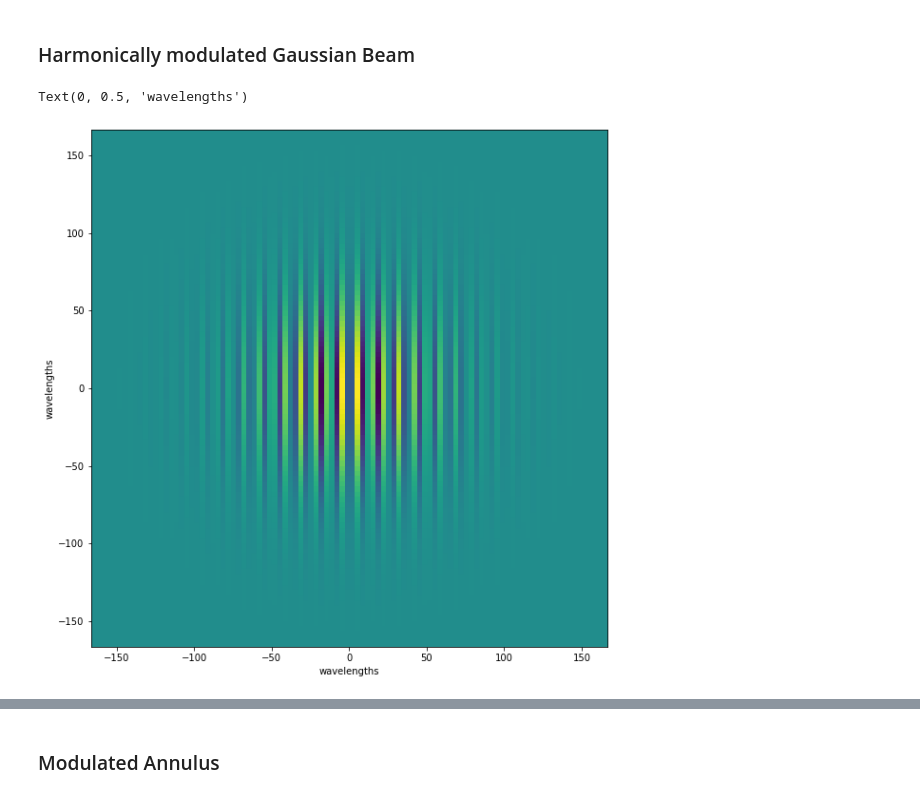
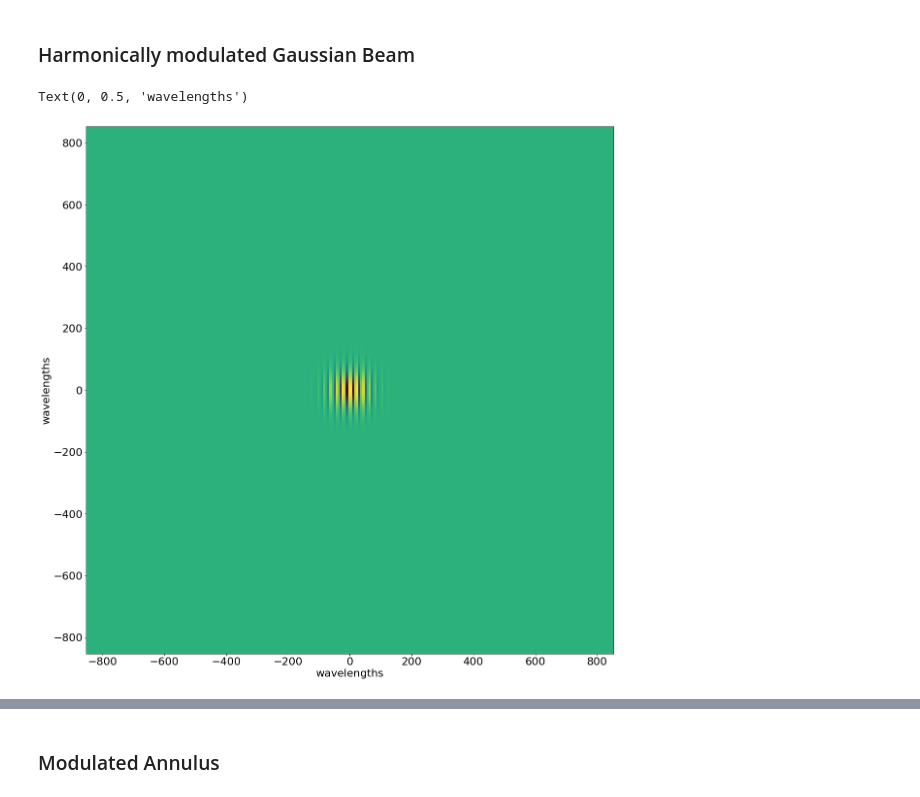
Before and after one commit to djbradyAtOpticalSciencesArizona/computationalImaging, a Jupyter notebook: waves/numericalDiffraction.ipynb, the cells around one changed output, grey strips where cells are left out. Saved outputs shown, nothing was run; the diff lists cells and outputs as text; code cells hidden in the pictures.

```diff
--- a/waves/numericalDiffraction.ipynb
+++ b/waves/numericalDiffraction.ipynb
@@ -91,17 +100,17 @@ Text(0, 0.5, 'wavelengths')
 # %% [markdown]
 ### Harmonically modulated Gaussian Beam
 # %%
-N=100
+N=256
 lam=.3
-xrange=N/(lam*2)
+xrange=N/(lam)
 xp=np.linspace(-xrange,xrange,N)
 x,y = np.meshgrid(xp,xp)
-f=np.cos(2*np.pi*x)*np.exp(-(x**2+y**2)/4000)
+f=np.cos(2*np.pi*x/4)*np.exp(-(x**2+y**2)/4000)
 plt.imshow(f,extent=[-xrange,xrange,-xrange,xrange])
 plt.xlabel('wavelengths')
 plt.ylabel('wavelengths')
 # %% [output]
 Text(0, 0.5, 'wavelengths')
-[figure, old version]
+[figure, new version]
 # %%
 q=g(f,10000,.3)
```
Also changed, not shown: parts of 9 cells of this notebook.
